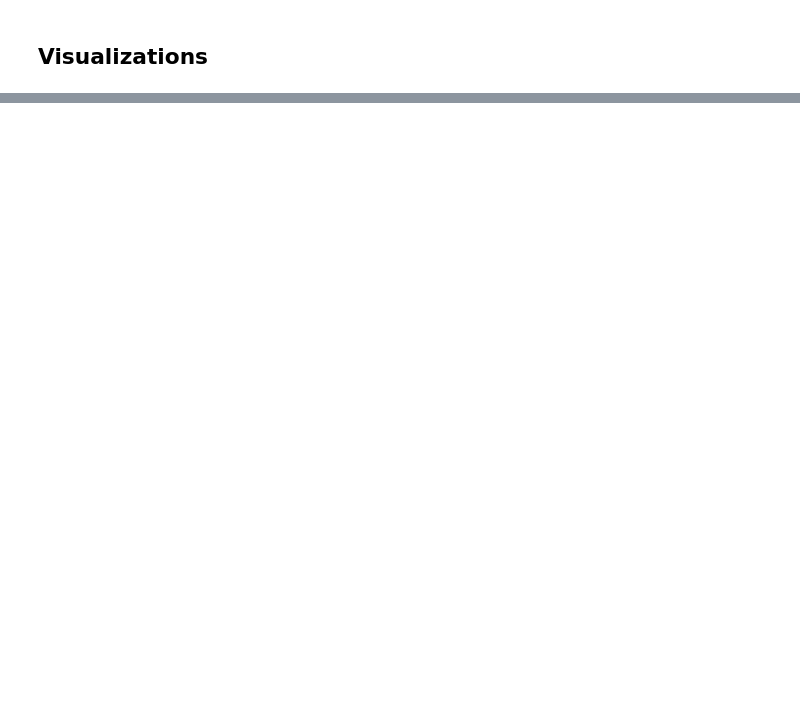
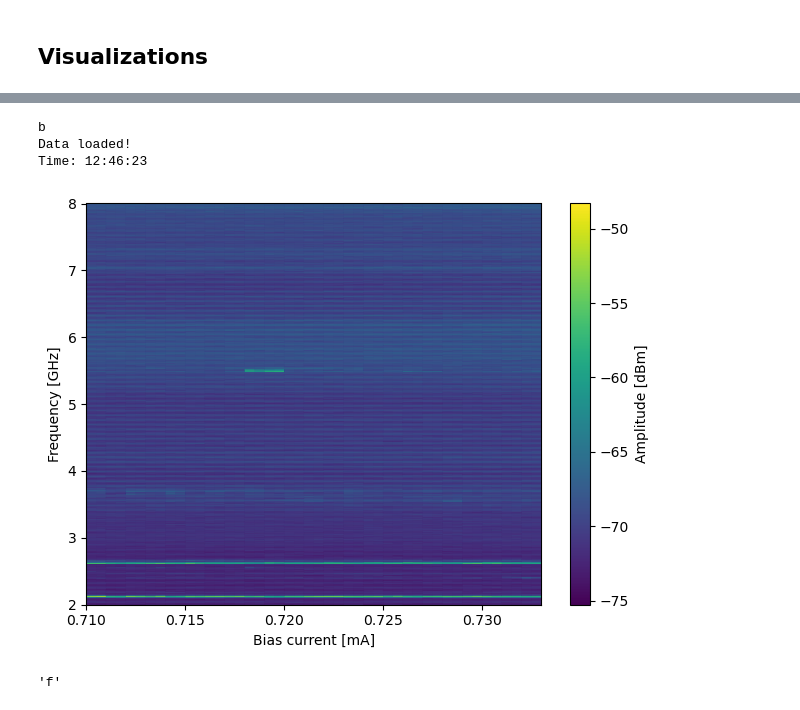
Before and after one commit to oliverfridorf/ICELAB_SHNO, a Jupyter notebook: meas_control_prod.ipynb, the cells around one changed output, grey strips where cells are left out. Drawn from its saved outputs; the diff is of its cells as text; code cells hidden in the pictures; blank space fills up the shorter version.

```diff
--- a/meas_control_prod.ipynb
+++ b/meas_control_prod.ipynb
@@ -240,26 +259,28 @@ vxm.Move_degree(18)
 # initialize the parameteters
 
 # Metadata
-sample_name = "X6_L2R4"
+sample_name = "X6_L2R6"
 date = time.localtime()[1:3]
 date = f"{date[0]}-{date[1]}"
 
-# The set bias current
+
 bias_current = 2.0e-3 # SHNO bias: 180nm: 2.2mA, 150nm: 2mA
 shno_bias.set_output(I=bias_current, V=2, turn_on=False)
 
 # Set magnet range in current
-start_field = 2.5
-stop_field = 4.5
+start_field = 3.0
+stop_field = 4.9
 step_size = 0.05
+
 magnet_range = np.linspace(start_field, stop_field, int(abs((stop_field-start_field)/step_size)+1))
 applied_field = np.zeros_like(magnet_range)
 
 
 # Angle
-start_angle = 76 # set manually
+start_angle = 80 # set mnually
+
 total_angle = 6
-step_size = 0.5
+step_size = 0.25
 angle_steps = int(total_angle/step_size)
 angle_range = np.linspace(0, total_angle, angle_steps+1)
 
@@ -267,6 +288,7 @@ angle_range = np.linspace(0, total_angle, angle_steps+1)
 start_f = 3E9; stop_f = 9E9
 bandwidth =750E3
 capture_points = int(2*(stop_f-start_f)/bandwidth)
+
 waveforms = np.zeros((len(magnet_range), capture_points))
 waveforms_bg = np.zeros_like(waveforms)
 fsv.show_screen(start_f = start_f, stop_f = stop_f, bandwidth=bandwidth, points = capture_points)
@@ -445,3 +518,15 @@ Data can also be vizualized in 3D using different plotting types.
+# %%
+path = "bias_sweep/3-5_X6_L2R3_2_0mA_82deg_field_11_5V_bias_sweep.h5"
+DataVizualizer(path).plot_data()
+# %% [output]
+b
+Data loaded!
+Time: 12:46:23
+[figure, added]
+# %%
+"field_sweep/morePath"[0]
+# %% [output]
+'f'
 # %%
 # Plotting in 3D
 fig = plt.figure()
```
Also changed, not shown: parts of 37 cells of this notebook.
